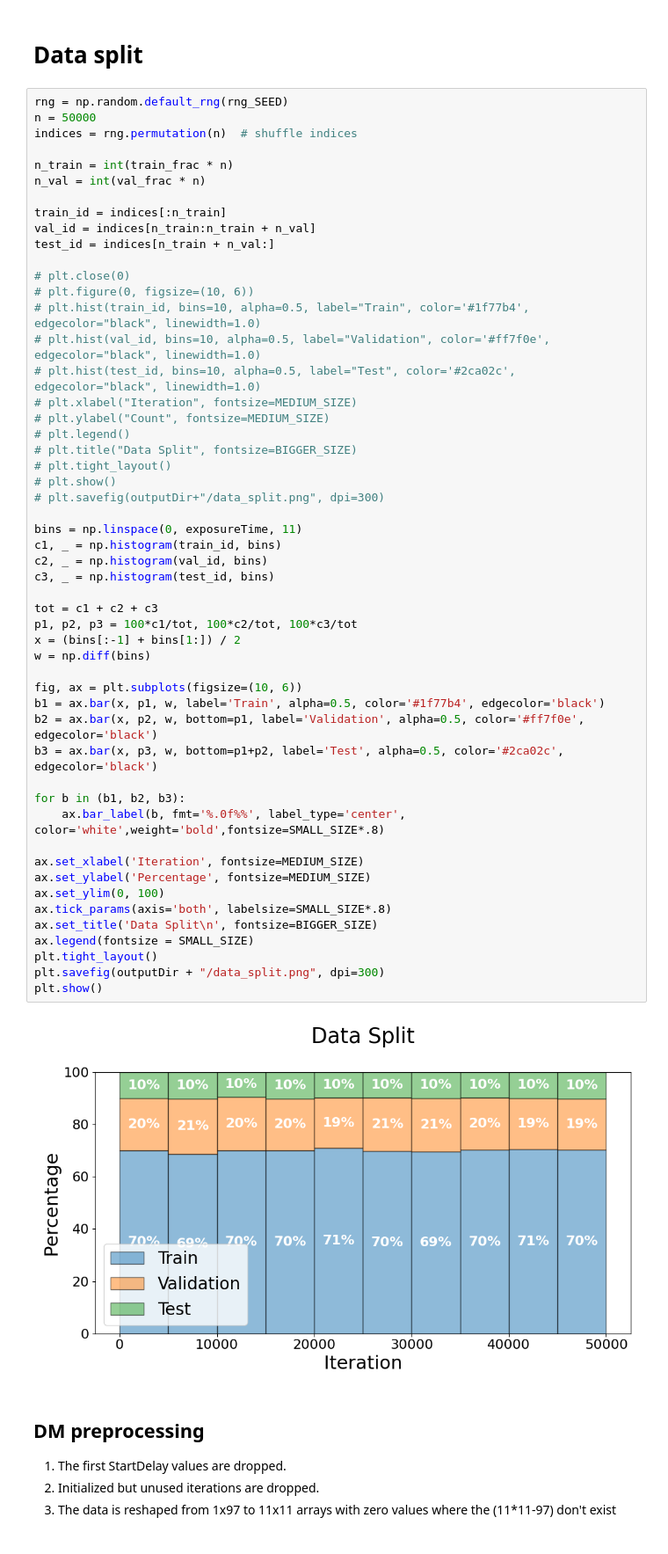
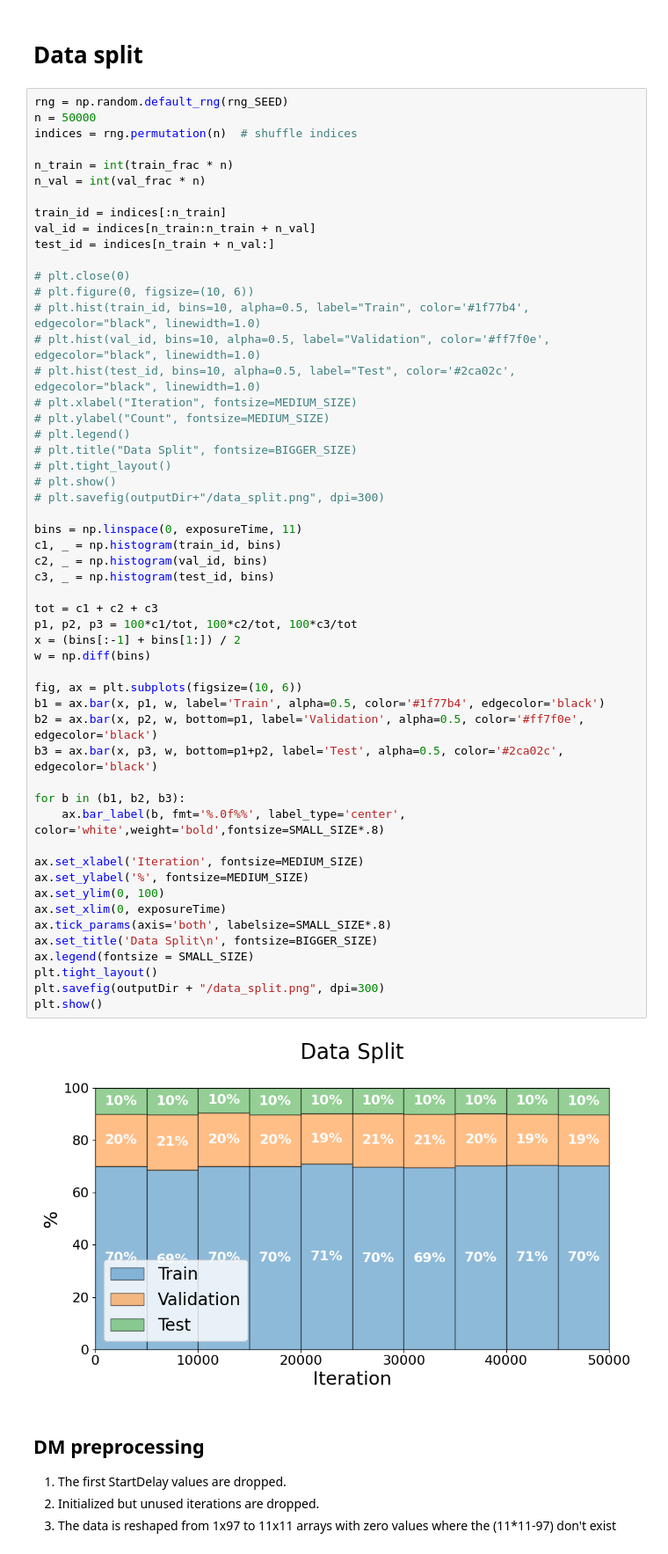
Before and after one commit to HumbertDominique/PSF-R-ML, a Jupyter notebook: preprocessing.ipynb, the cells around one changed output. Shown at 88% size. Cells and saved outputs as stored; diff of their text form.

```diff
--- a/preprocessing.ipynb
+++ b/preprocessing.ipynb
@@ -110,35 +110,36 @@ test_id = indices[n_train + n_val:]
 # plt.show()
 # plt.savefig(outputDir+"/data_split.png", dpi=300)
 
 bins = np.linspace(0, exposureTime, 11)
 c1, _ = np.histogram(train_id, bins)
 c2, _ = np.histogram(val_id, bins)
 c3, _ = np.histogram(test_id, bins)
 
 tot = c1 + c2 + c3
 p1, p2, p3 = 100*c1/tot, 100*c2/tot, 100*c3/tot
 x = (bins[:-1] + bins[1:]) / 2
 w = np.diff(bins)
 
 fig, ax = plt.subplots(figsize=(10, 6))
 b1 = ax.bar(x, p1, w, label='Train', alpha=0.5, color='#1f77b4', edgecolor='black')
 b2 = ax.bar(x, p2, w, bottom=p1, label='Validation', alpha=0.5, color='#ff7f0e', edgecolor='black')
 b3 = ax.bar(x, p3, w, bottom=p1+p2, label='Test', alpha=0.5, color='#2ca02c', edgecolor='black')
 
 for b in (b1, b2, b3):
     ax.bar_label(b, fmt='%.0f%%', label_type='center', color='white',weight='bold',fontsize=SMALL_SIZE*.8)
 
 ax.set_xlabel('Iteration', fontsize=MEDIUM_SIZE)
-ax.set_ylabel('Percentage', fontsize=MEDIUM_SIZE)
+ax.set_ylabel('%', fontsize=MEDIUM_SIZE)
 ax.set_ylim(0, 100)
+ax.set_xlim(0, exposureTime)
 ax.tick_params(axis='both', labelsize=SMALL_SIZE*.8)
 ax.set_title('Data Split\n', fontsize=BIGGER_SIZE)
 ax.legend(fontsize = SMALL_SIZE)
 plt.tight_layout()
 plt.savefig(outputDir + "/data_split.png", dpi=300)
 plt.show()
 # %% [output]
-[figure, old version]
+[figure, new version]
 # %% [markdown]
 ## DM preprocessing
 
```
Also changed, not shown: 26 other files.
